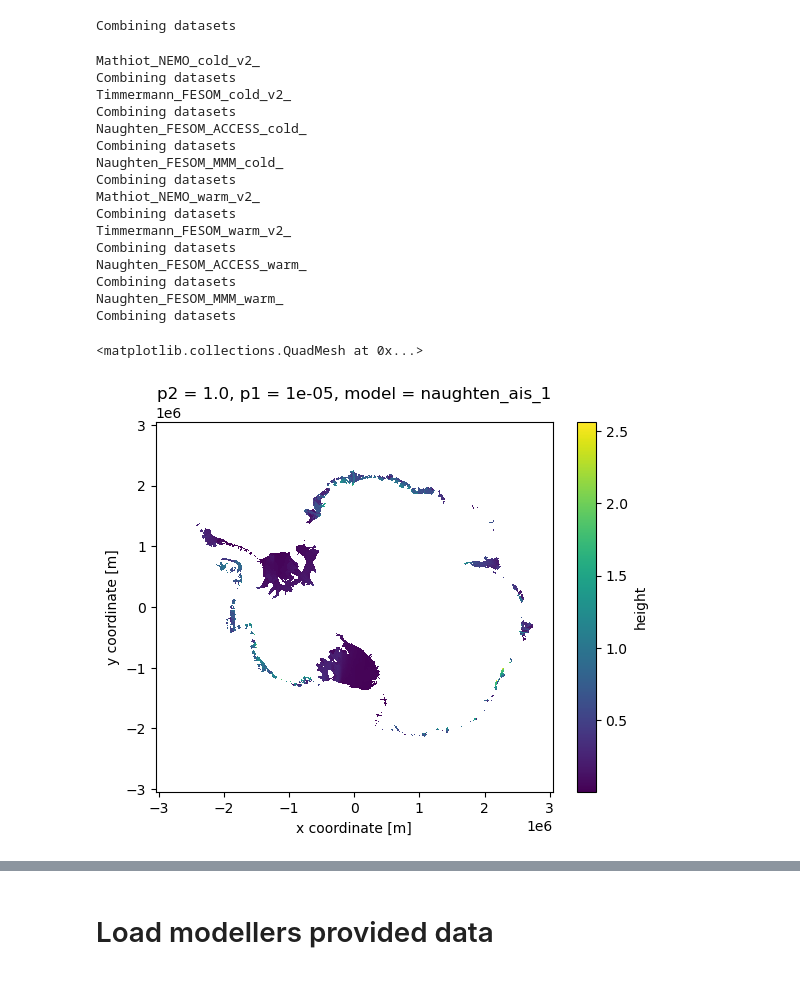
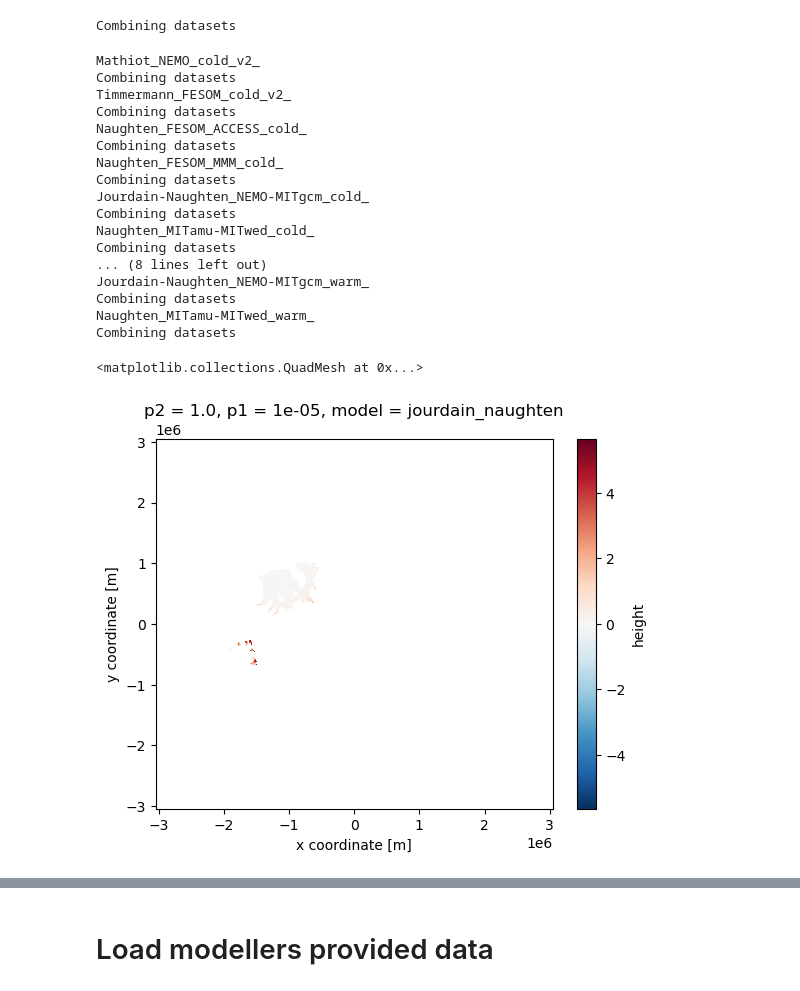
Before and after one commit to ismip/ismip7-antarctic-ocean-forcing, a Jupyter notebook: parameterisations/parameter_selection_quadratic_example.ipynb, the cells around one changed output, grey strips where cells are left out. Cells and saved outputs as stored; diff of their text form; code cells hidden in the pictures.

```diff
--- a/parameterisations/parameter_selection_quadratic_example.ipynb
+++ b/parameterisations/parameter_selection_quadratic_example.ipynb
@@ -179,12 +179,22 @@ def apply_ocean_modelling_melt(model_names):
 
     for j,model in enumerate(model_names):
         print(model)
-        ocean_modelling_data = xr.load_dataset(os.path.join(data_path,"ocean_modelling_data",model+"TF.nc"))
+        try:
+            ocean_modelling_data = xr.load_dataset(os.path.join(data_path,"ocean_modelling_data",model+"TF.nc"))
+        except:
+            ocean_modelling_data = xr.load_dataset(os.path.join("/media/NAS2/ISMIP7/File4Ronja",model+"TF.nc"))
+            ocean_modelling_data = ocean_modelling_data.rename({'tf':'thermal_forcing'})
 
         # get thermal forcing at the ice shelf draft
         tf_draft_om = ocean_modelling_data.thermal_forcing.sel(z=bed['draft'], method='nearest')
         tf_draft_om = tf_draft_om.where(bed.floating_frac>0.5, np.nan) # mask everything outside of ice shelves
-        salinity = xr.load_dataset(os.path.join(data_path, "ocean_modelling_data",model+"S.nc"))
+        try:
+            salinity = xr.load_dataset(os.path.join(data_path, "ocean_modelling_data",model+"S.nc"))
+        except:
+            salinity = xr.load_dataset(os.path.join("/media/NAS2/ISMIP7/File4Ronja",model+"S.nc"))
+            salinity = salinity.rename({'so':'salinity_ocean'})
+
+
         # get thermal forcing at the ice shelf draft
         so_draft = salinity.salinity_ocean.sel(z=bed['draft'], method='nearest')
         S0 = so_draft.where(bed.floating_frac>0.5, np.nan) # mask everything outside of ice shelves
@@ -212,6 +222,7 @@ def apply_ocean_modelling_melt(model_names):
 # Save all modelling data into xarray dataset, note that regional data will be added later
 
 model_names = ['Mathiot_NEMO_cold_v2_', "Timmermann_FESOM_cold_v2_", "Naughten_FESOM_ACCESS_cold_", "Naughten_FESOM_MMM_cold_",
+               'Jourdain-Naughten_NEMO-MITgcm_cold_','Naughten_MITamu-MITwed_cold_',
                #'Naughten_MITgcmASE_ens01_cold_', 'Naughten_MITgcmASE_ens02_cold_', 'Naughten_MITgcmASE_ens03_cold_',
                #'Naughten_MITgcmASE_ens04_cold_','Naughten_MITgcmASE_ens05_cold_', 'Naughten_MITgcmASE_ens06_cold_',
                #'Naughten_MITgcmASE_ens07_cold_', 'Naughten_MITgcmASE_ens08_cold_', 'Naughten_MITgcmASE_ens09_cold_',
@@ -219,6 +230,7 @@ model_names = ['Mathiot_NEMO_cold_v2_', "Timmermann_FESOM_cold_v2_", "Naughten_F
               ]
 cold_ensemble = apply_ocean_modelling_melt(model_names)
 cold_ensemble = cold_ensemble.assign_coords(model=["mathiot", "timmermann", "naughten_ais_1", "naughten_ais_2",
+                                                   "jourdain_naughten", "naughten_naughten"
                                               #"naughten_ase_1","naughten_ase_2","naughten_ase_3","naughten_ase_4",
                                               #"naughten_ase_5","naughten_ase_6","naughten_ase_7","naughten_ase_8",
                                               #"naughten_ase_9","naughten_ase_10","naughten_ws_1", "naughten_ws_2"
@@ -229,6 +241,7 @@ cold_ensemble = cold_ensemble.to_dataset()
 model_names = [name.replace('cold', 'warm') for name in model_names]
 warm_ensemble = apply_ocean_modelling_melt(model_names)
 warm_ensemble = warm_ensemble.assign_coords(model=["mathiot", "timmermann", "naughten_ais_1", "naughten_ais_2",
+                                                   "jourdain_naughten", "naughten_naughten"
                                               #"naughten_ase_1","naughten_ase_2","naughten_ase_3","naughten_ase_4",
                                               #"naughten_ase_5","naughten_ase_6","naughten_ase_7","naughten_ase_8",
                                               #"naughten_ase_9","naughten_ase_10","naughten_ws_1", "naughten_ws_2"
@@ -244,32 +257,31 @@ Naughten_FESOM_ACCESS_cold_
 Combining datasets
 Naughten_FESOM_MMM_cold_
 Combining datasets
-Mathiot_NEMO_warm_v2_
+Jourdain-Naughten_NEMO-MITgcm_cold_
 Combining datasets
-Timmermann_FESOM_warm_v2_
+Naughten_MITamu-MITwed_cold_
 Combining datasets
-Naughten_FESOM_ACCESS_warm_
+... (8 lines left out)
+Jourdain-Naughten_NEMO-MITgcm_warm_
 Combining datasets
-Naughten_FESOM_MMM_warm_
+Naughten_MITamu-MITwed_warm_
 Combining datasets
 # %%
 # set outside of Weddell Sea to nan
-for model in ["timmermann","naughten_ws_1", "naughten_ws_2"]:
+for model in ["timmermann", "haid"]:
     cold_ensemble = cold_ensemble.where( (cold_ensemble.model!=model )| (basins.basins == 14), np.nan)
     warm_ensemble = warm_ensemble.where( (warm_ensemble.model!=model )| (basins.basins == 14), np.nan)
 
 
-# set outside of ASE to nan
-for model in ["naughten_ase_1","naughten_ase_2","naughten_ase_3","naughten_ase_4",
-             "naughten_ase_5","naughten_ase_6","naughten_ase_7","naughten_ase_8",
-             "naughten_ase_9","naughten_ase_10",]:
-    cold_ensemble = cold_ensemble.where( (cold_ensemble.model!=model )| (basins.basins == 9), np.nan)
-    warm_ensemble = warm_ensemble.where( (warm_ensemble.model!=model )| (basins.basins == 9), np.nan)
+# set outside of ASE and FRIS
+for model in ["jourdain_naughten","naughten_naughten",]:
+    cold_ensemble = cold_ensemble.where( (cold_ensemble.model!=model )| (basins.basins == 9) | (basins.basins == 14), np.nan)
+    warm_ensemble = warm_ensemble.where( (warm_ensemble.model!=model )| (basins.basins == 9) | (basins.basins == 14), np.nan)
 # %%
-(warm_ensemble.sel(model='naughten_ais_1',p1=1e-5,p2=1).melt_rate/ice_density).plot()
+(warm_ensemble.sel(model='jourdain_naughten',p1=1e-5,p2=1).melt_rate/ice_density).plot()
 # %% [output]
 <matplotlib.collections.QuadMesh at 0x...>
-[figure, old version]
+[figure, new version]
 # %%
 # Ocean observations
 
```
Also changed, not shown: parts of 22 cells of this notebook.
